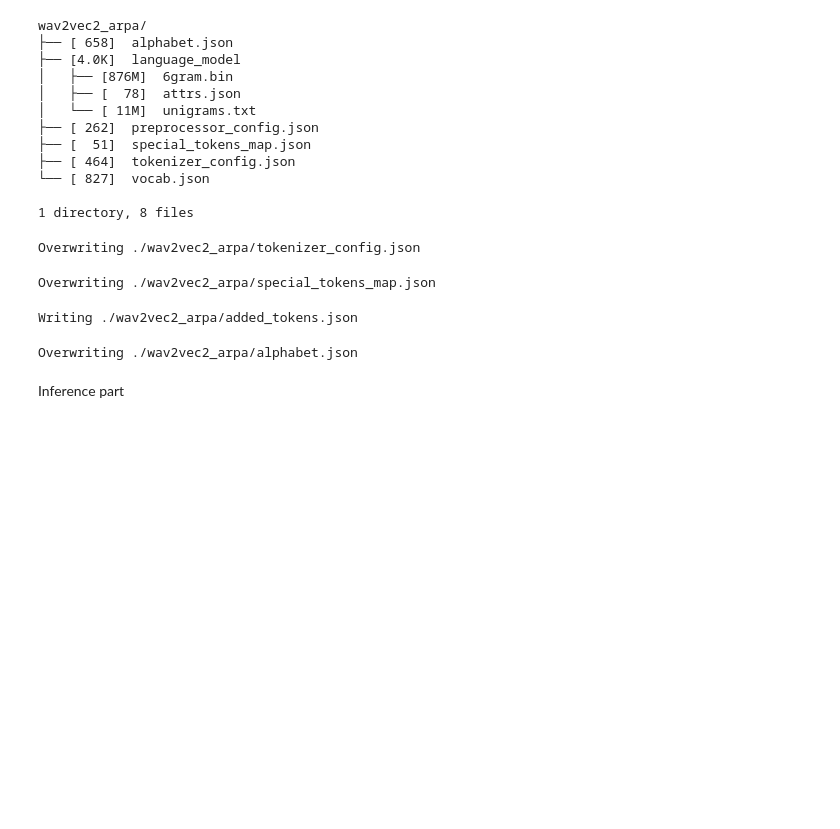
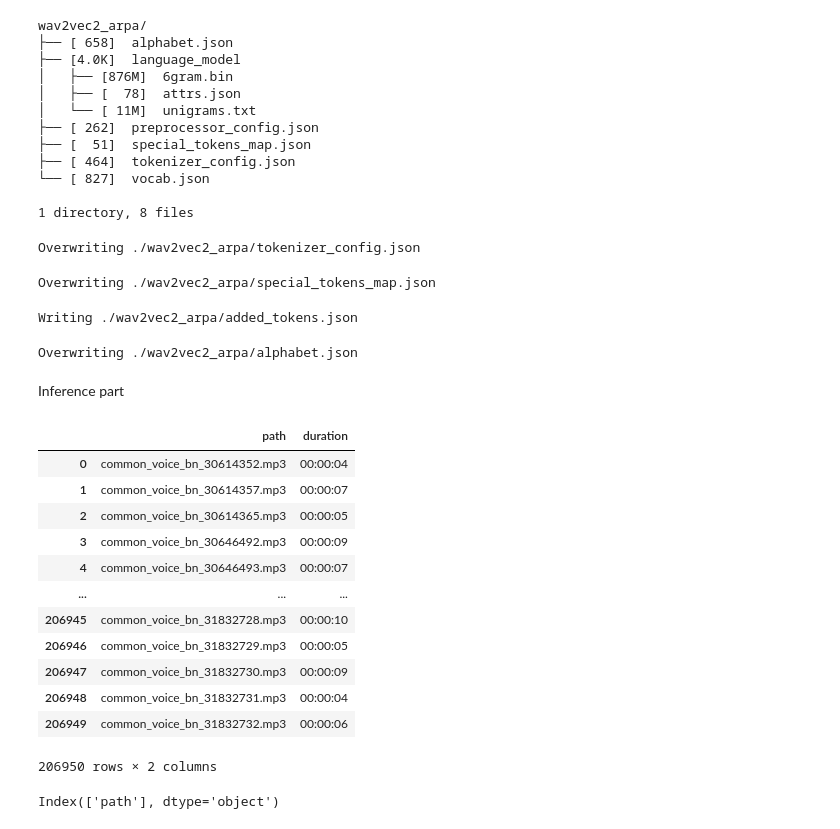
Before and after one commit to mushrafi88/asr_bangla, a Jupyter notebook: wav2vec2_asr/wav2vec2-arpa-nov.ipynb, the cells around one changed output. Saved outputs shown, nothing was run; the diff lists cells and outputs as text; code cells hidden in the pictures; blank space fills up the shorter version.

```diff
--- a/wav2vec2_asr/wav2vec2-arpa-nov.ipynb
+++ b/wav2vec2_asr/wav2vec2-arpa-nov.ipynb
@@ -293,0 +281,16 @@ df = pd.read_csv('/kaggle/working/asr_bangla/csv_files/df_nov_3gram.csv')
+# %%
+df_duration
+# %% [output]
+|  | path | duration |
+| 0 | common_voice_bn_30614352.mp3 | 00:00:04 |
+| 1 | common_voice_bn_30614357.mp3 | 00:00:07 |
+| 2 | common_voice_bn_30614365.mp3 | 00:00:05 |
+| 3 | common_voice_bn_30646492.mp3 | 00:00:09 |
+| 4 | common_voice_bn_30646493.mp3 | 00:00:07 |
+| ... | ... | ... |
+| 206945 | common_voice_bn_31832728.mp3 | 00:00:10 |
+| 206946 | common_voice_bn_31832729.mp3 | 00:00:05 |
+| 206947 | common_voice_bn_31832730.mp3 | 00:00:09 |
+| 206948 | common_voice_bn_31832731.mp3 | 00:00:04 |
+| 206949 | common_voice_bn_31832732.mp3 | 00:00:06 |
+206950 rows × 2 columns
@@ -293,0 +299,6 @@ df = pd.read_csv('/kaggle/working/asr_bangla/csv_files/df_nov_3gram.csv')
+# %%
+df_denoised = pd.read_csv('/kaggle/input/denoiser-for-benchmark/df_train_files_10k.csv')
+df_denoised = df_denoised.drop('Unnamed: 0',axis=1)
+df_denoised.columns
+# %% [output]
+Index(['path'], dtype='object')
```
Also changed, not shown: parts of 22 cells of this notebook.
